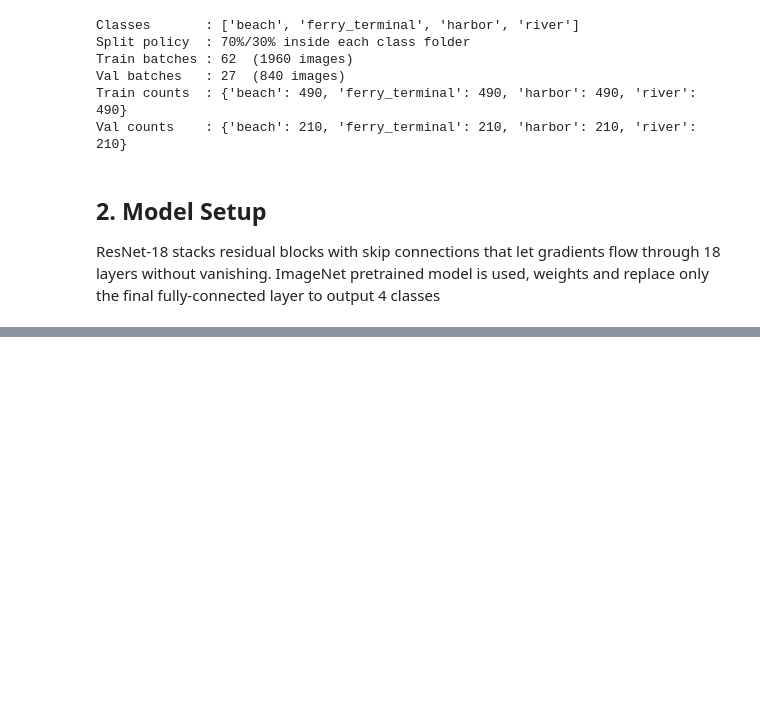
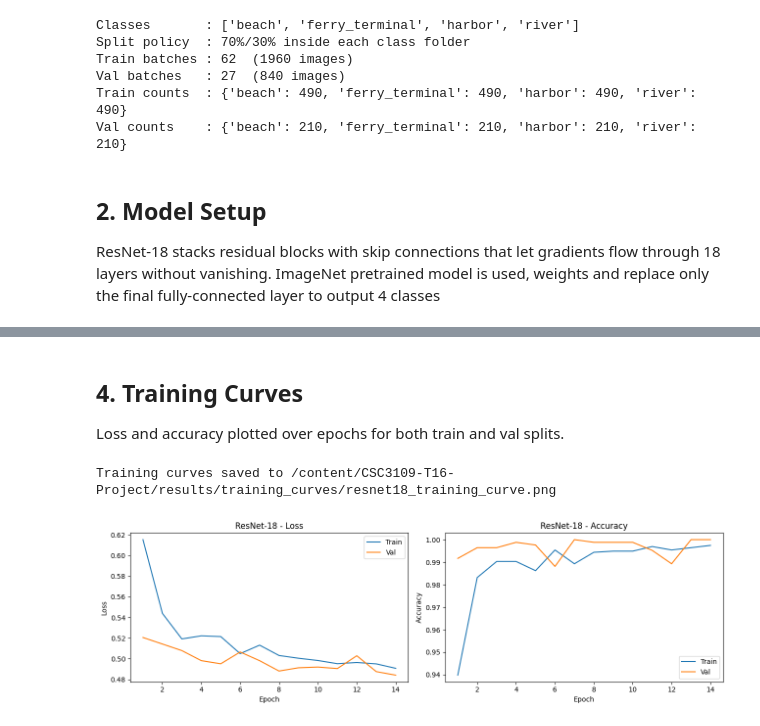
Before and after one commit to benchuangxd/CSC3109-T16-Project, a Jupyter notebook: notebooks/03_resnet18.ipynb, the cells around one changed output, grey strips where cells are left out. Drawn from its saved outputs; the diff is of its cells as text; code cells hidden in the pictures; blank space fills up the shorter version.

Commit message:
Train the model and plot the training curve

```diff
--- a/notebooks/03_resnet18.ipynb
+++ b/notebooks/03_resnet18.ipynb
@@ -119,0 +124,15 @@ Running on           : cpu
+# %%
+import torch
+import torch.nn as nn
+import torch.optim as optim
+import time
+from pathlib import Path
+
+SAVE_PATH = ROOT / "results" / "saved_models" / "resnet18.pth"
+LR        = 1e-4
+WD        = 0.015
+PATIENCE  = 7
+
+criterion = nn.CrossEntropyLoss(label_smoothing=0.15)
+optimizer = optim.AdamW(model.parameters(), lr=LR, weight_decay=WD)
+scheduler = optim.lr_scheduler.ReduceLROnPlateau(optimizer, mode="min", factor=0.7, patience=4)
@@ -119,0 +235,13 @@ Running on           : cpu
+# %% [markdown]
+## 4. Training Curves
+
+Loss and accuracy plotted over epochs for both train and val splits.
+# %%
+from src.utils import plot_training_curves
+
+CURVES_PATH = ROOT / "results" / "training_curves" / "resnet18_training_curve.png"
+
+plot_training_curves(history, title="ResNet-18", save_path=CURVES_PATH)
+# %% [output]
+Training curves saved to /content/CSC3109-T16-Project/results/training_curves/resnet18_training_curve.png
+[figure, added]
```
Also changed, not shown: parts of 4 cells of this notebook.
